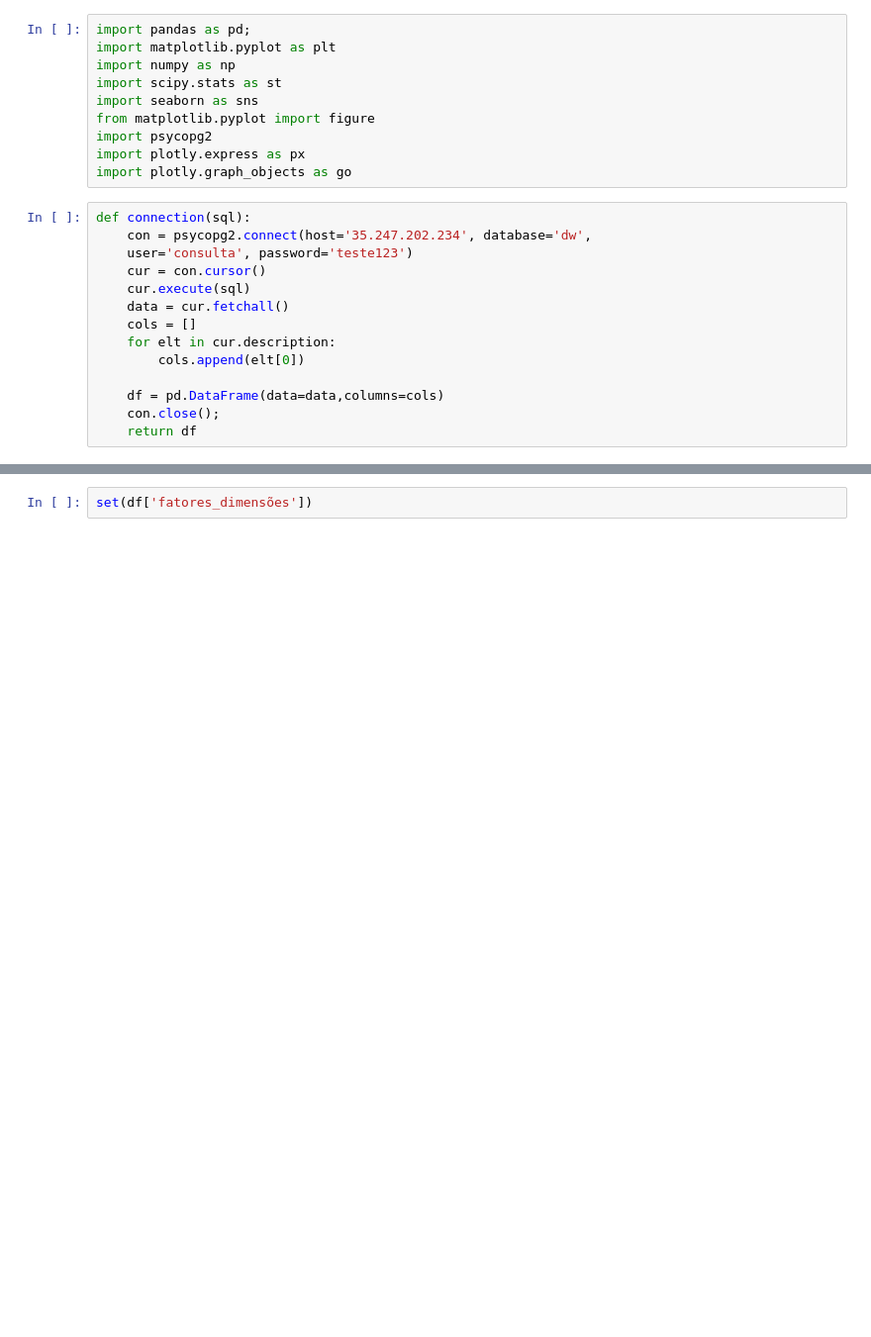
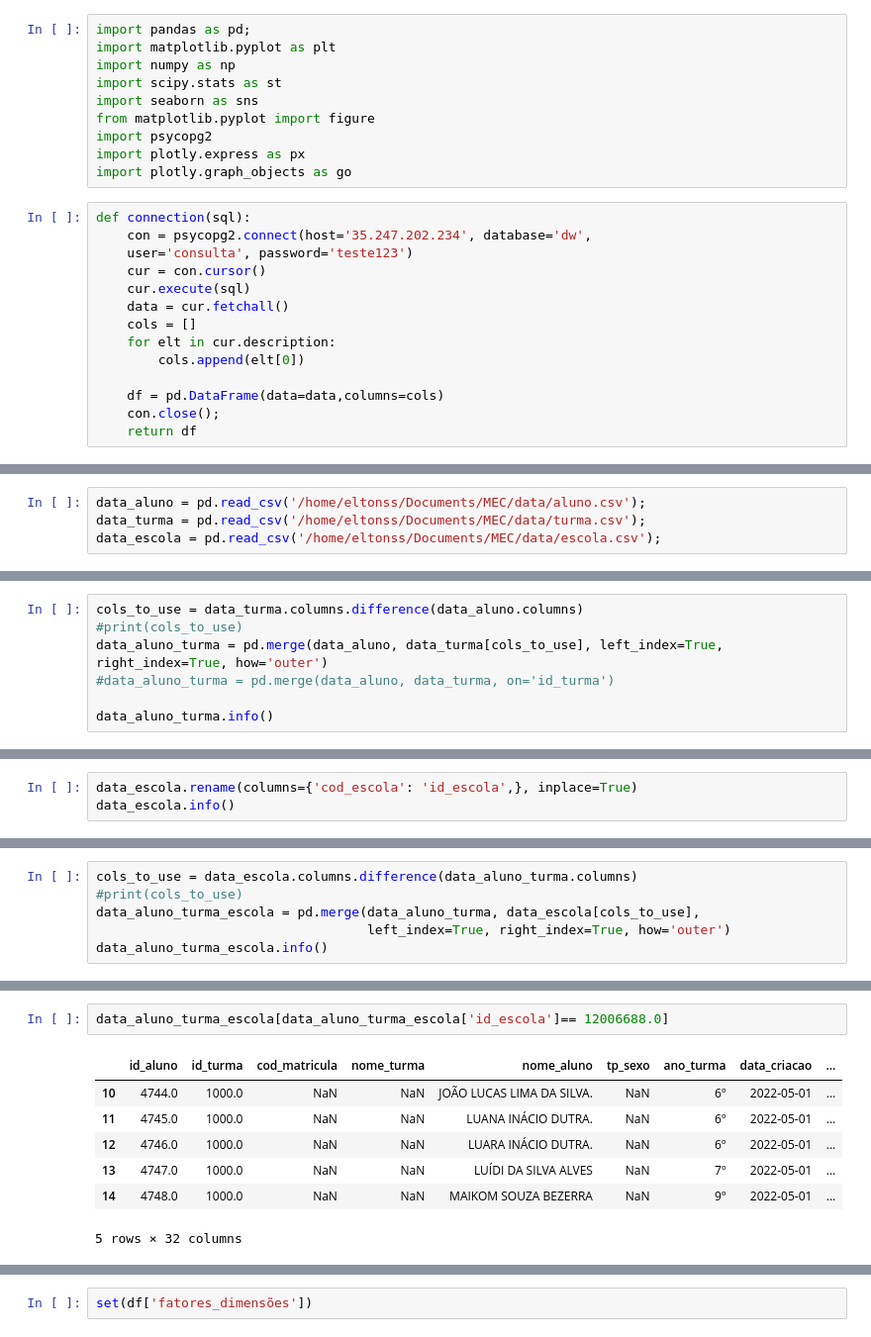
Before and after one commit to eltonsarmanho/AnaliseExploratoriaSAP, a Jupyter notebook: AnaliseExploratoriaSAP.ipynb, the cells around one changed output, grey strips where cells are left out. Shown: that part at 99% size. Cells and saved outputs as stored; diff of their text form; blank space fills up the shorter version.

```diff
--- a/AnaliseExploratoriaSAP.ipynb
+++ b/AnaliseExploratoriaSAP.ipynb
@@ -31,0 +32,4 @@ df = connection(sql_fatores_escola)
+# %%
+data_aluno = pd.read_csv('/home/eltonss/Documents/MEC/data/aluno.csv');
+data_turma = pd.read_csv('/home/eltonss/Documents/MEC/data/turma.csv');
+data_escola = pd.read_csv('/home/eltonss/Documents/MEC/data/escola.csv');
@@ -31,0 +69,7 @@ df = connection(sql_fatores_escola)
+# %%
+cols_to_use = data_turma.columns.difference(data_aluno.columns)
+#print(cols_to_use)
+data_aluno_turma = pd.merge(data_aluno, data_turma[cols_to_use], left_index=True, right_index=True, how='outer')
+#data_aluno_turma = pd.merge(data_aluno, data_turma, on='id_turma')
+
+data_aluno_turma.info()
@@ -31,0 +115,3 @@ df = connection(sql_fatores_escola)
+# %%
+data_escola.rename(columns={'cod_escola': 'id_escola',}, inplace=True)
+data_escola.info()
@@ -31,0 +136,6 @@ df = connection(sql_fatores_escola)
+# %%
+cols_to_use = data_escola.columns.difference(data_aluno_turma.columns)
+#print(cols_to_use)
+data_aluno_turma_escola = pd.merge(data_aluno_turma, data_escola[cols_to_use],
+                                   left_index=True, right_index=True, how='outer')
+data_aluno_turma_escola.info()
@@ -31,0 +160,10 @@ df = connection(sql_fatores_escola)
+# %%
+data_aluno_turma_escola[data_aluno_turma_escola['id_escola']== 12006688.0]
+# %% [output]
+|  | id_aluno | id_turma | cod_matricula | nome_turma | nome_aluno | tp_sexo | ano_turma | data_criacao | ... |
+| 10 | 4744.0 | 1000.0 | NaN | NaN | JOÃO LUCAS LIMA DA SILVA. | NaN | 6º | 2022-05-01 | ... |
+| 11 | 4745.0 | 1000.0 | NaN | NaN | LUANA INÁCIO DUTRA. | NaN | 6º | 2022-05-01 | ... |
+| 12 | 4746.0 | 1000.0 | NaN | NaN | LUARA INÁCIO DUTRA. | NaN | 6º | 2022-05-01 | ... |
+| 13 | 4747.0 | 1000.0 | NaN | NaN | LUÍDI DA SILVA ALVES | NaN | 7º | 2022-05-01 | ... |
+| 14 | 4748.0 | 1000.0 | NaN | NaN | MAIKOM SOUZA BEZERRA | NaN | 9º | 2022-05-01 | ... |
+5 rows × 32 columns
```
Also changed, not shown: parts of 26 cells of this notebook.
